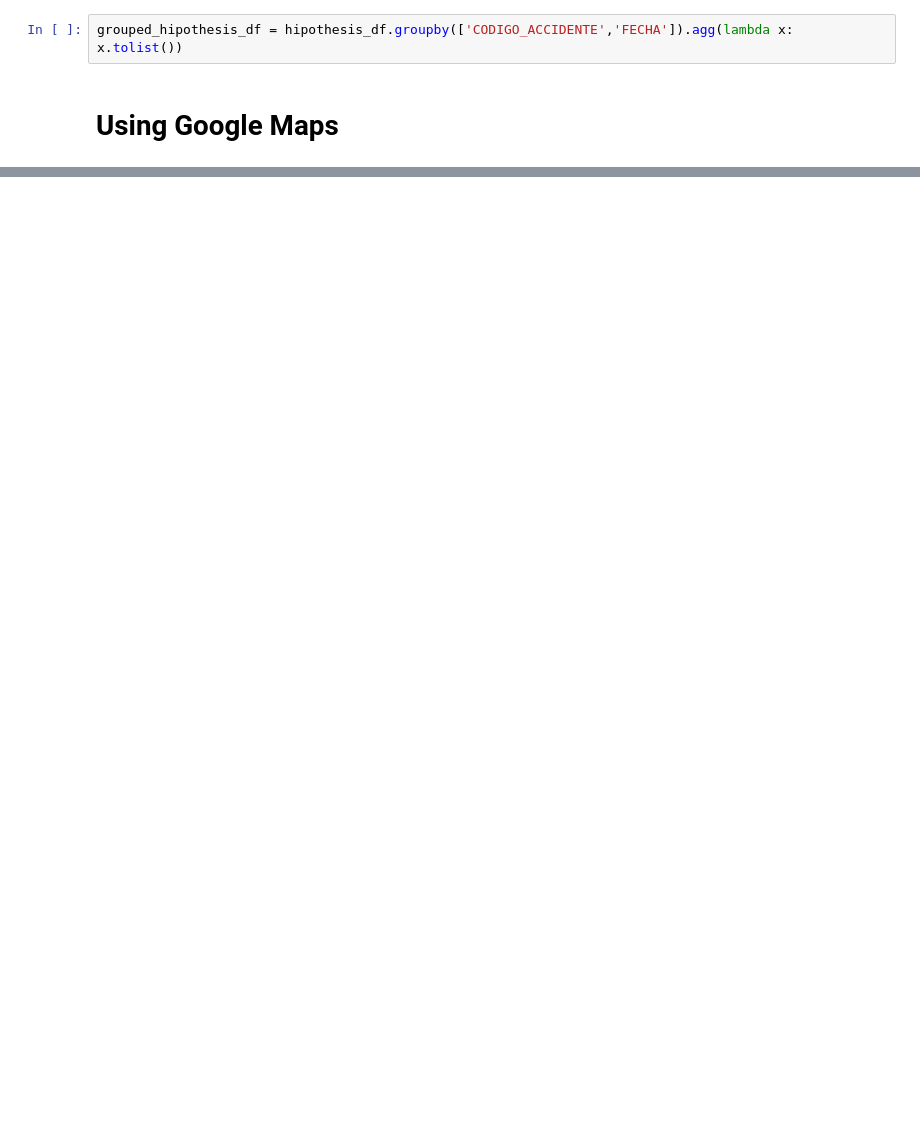
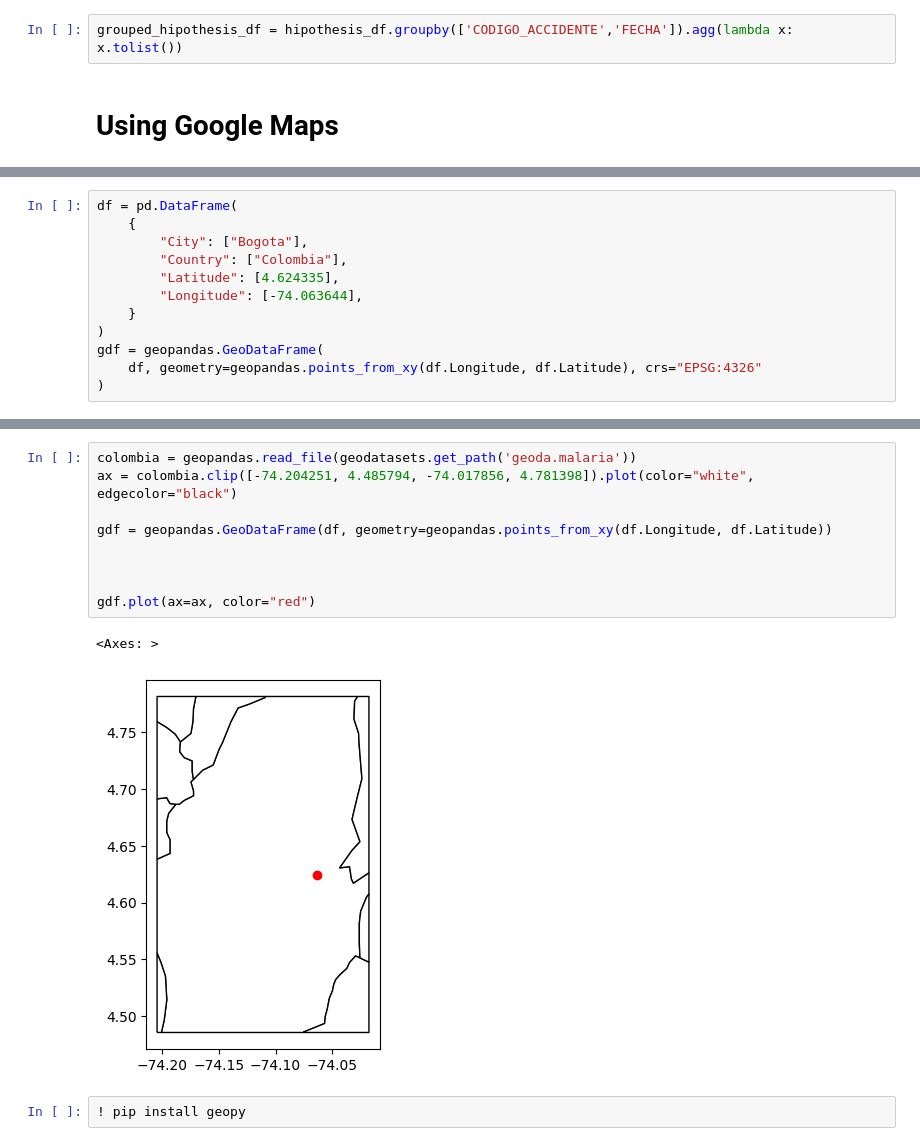
Before and after one commit to dandeandean/Road-Accident-Datamining-Model, a Jupyter notebook: parsing_excel.ipynb, the cells around one changed output, grey strips where cells are left out. Cells and saved outputs as stored; diff of their text form; blank space fills up the shorter version.

```diff
--- a/parsing_excel.ipynb
+++ b/parsing_excel.ipynb
@@ -170,0 +110,12 @@ latent_calendar
+# %%
+df = pd.DataFrame(
+    {
+        "City": ["Bogota"],
+        "Country": ["Colombia"],
+        "Latitude": [4.624335],
+        "Longitude": [-74.063644],
+    }
+)
+gdf = geopandas.GeoDataFrame(
+    df, geometry=geopandas.points_from_xy(df.Longitude, df.Latitude), crs="EPSG:4326"
+)
@@ -170,0 +158,14 @@ latent_calendar
+# %%
+colombia = geopandas.read_file(geodatasets.get_path('geoda.malaria'))
+ax = colombia.clip([-74.204251, 4.485794, -74.017856, 4.781398]).plot(color="white", edgecolor="black")
+
+gdf = geopandas.GeoDataFrame(df, geometry=geopandas.points_from_xy(df.Longitude, df.Latitude))
+
+
+
+gdf.plot(ax=ax, color="red")
+# %% [output]
+<Axes: >
+[figure, added]
+# %%
+! pip install geopy
```
Also changed, not shown: parts of 35 cells of this notebook, 8 other files.
